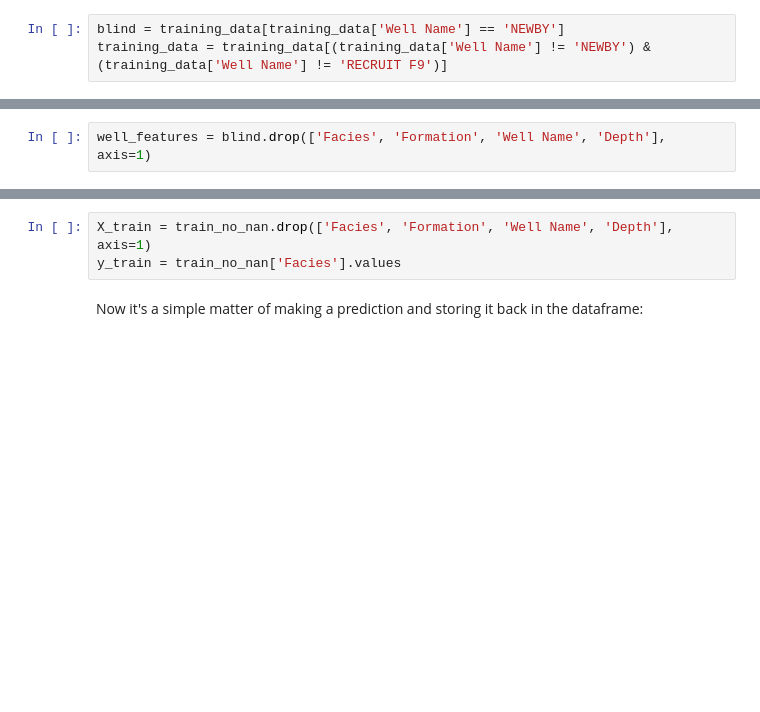
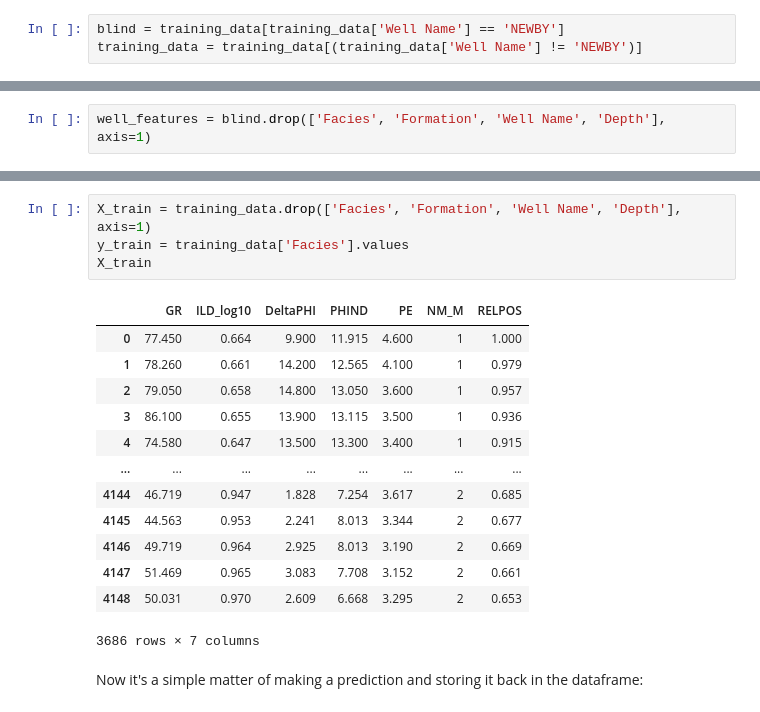
Before and after one commit to lperozzi/2016-ml-contest_liamlearn, a Jupyter notebook: Dirty_RF_test_with_new_vars.ipynb, the cells around one changed output, grey strips where cells are left out. Cells and saved outputs as stored; diff of their text form; blank space fills up the shorter version.

```diff
--- a/Dirty_RF_test_with_new_vars.ipynb
+++ b/Dirty_RF_test_with_new_vars.ipynb
@@ -80,6 +54,6 @@ len(np.unique(training_data['Well Name']))
 # %%
 blind = training_data[training_data['Well Name'] == 'NEWBY']
-training_data = training_data[(training_data['Well Name'] != 'NEWBY') & (training_data['Well Name'] != 'RECRUIT F9')]
+training_data = training_data[(training_data['Well Name'] != 'NEWBY')]
 # %% [markdown]
 The rows of the confusion matrix correspond to the actual facies labels.  The columns correspond to the labels assigned by the classifier.  For example, consider the first row. For the feature vectors in the test set that actually have label `SS`, 23 were correctly indentified as `SS`, 21 were classified as `CSiS` and 2 were classified as `FSiS`.
 
@@ -143,6 +132,21 @@ len(train_no_nan)
 # %%
-X_train = train_no_nan.drop(['Facies', 'Formation', 'Well Name', 'Depth'], axis=1)
-y_train = train_no_nan['Facies'].values
+X_train = training_data.drop(['Facies', 'Formation', 'Well Name', 'Depth'], axis=1)
+y_train = training_data['Facies'].values
+X_train
+# %% [output]
+|  | GR | ILD_log10 | DeltaPHI | PHIND | PE | NM_M | RELPOS |
+| 0 | 77.450 | 0.664 | 9.900 | 11.915 | 4.600 | 1 | 1.000 |
+| 1 | 78.260 | 0.661 | 14.200 | 12.565 | 4.100 | 1 | 0.979 |
+| 2 | 79.050 | 0.658 | 14.800 | 13.050 | 3.600 | 1 | 0.957 |
+| 3 | 86.100 | 0.655 | 13.900 | 13.115 | 3.500 | 1 | 0.936 |
+| 4 | 74.580 | 0.647 | 13.500 | 13.300 | 3.400 | 1 | 0.915 |
+| ... | ... | ... | ... | ... | ... | ... | ... |
+| 4144 | 46.719 | 0.947 | 1.828 | 7.254 | 3.617 | 2 | 0.685 |
+| 4145 | 44.563 | 0.953 | 2.241 | 8.013 | 3.344 | 2 | 0.677 |
+| 4146 | 49.719 | 0.964 | 2.925 | 8.013 | 3.190 | 2 | 0.669 |
+| 4147 | 51.469 | 0.965 | 3.083 | 7.708 | 3.152 | 2 | 0.661 |
+| 4148 | 50.031 | 0.970 | 2.609 | 6.668 | 3.295 | 2 | 0.653 |
+3686 rows × 7 columns
 # %% [markdown]
 Now it's a simple matter of making a prediction and storing it back in the dataframe:
 # %%
```
Also changed, not shown: parts of 10 cells of this notebook, 2 other files.
